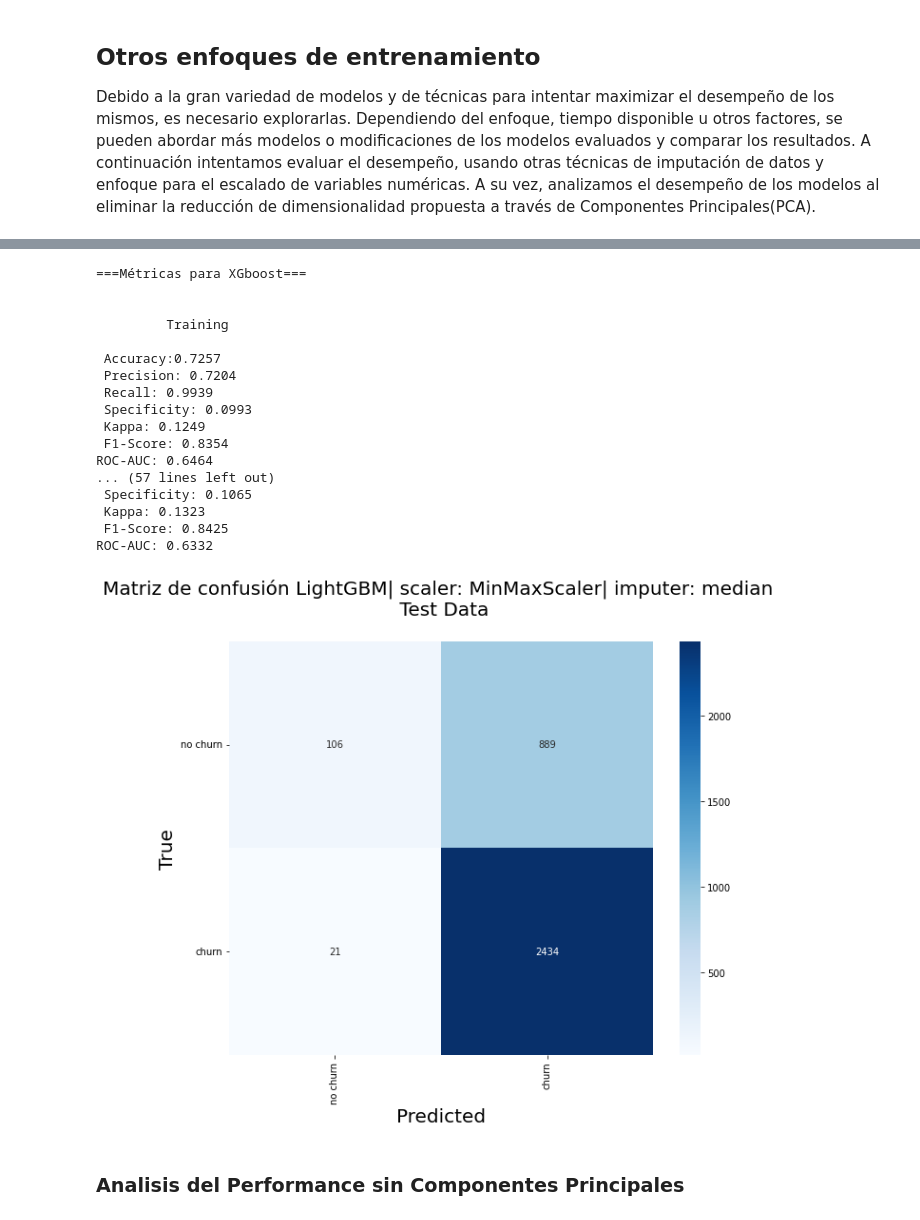
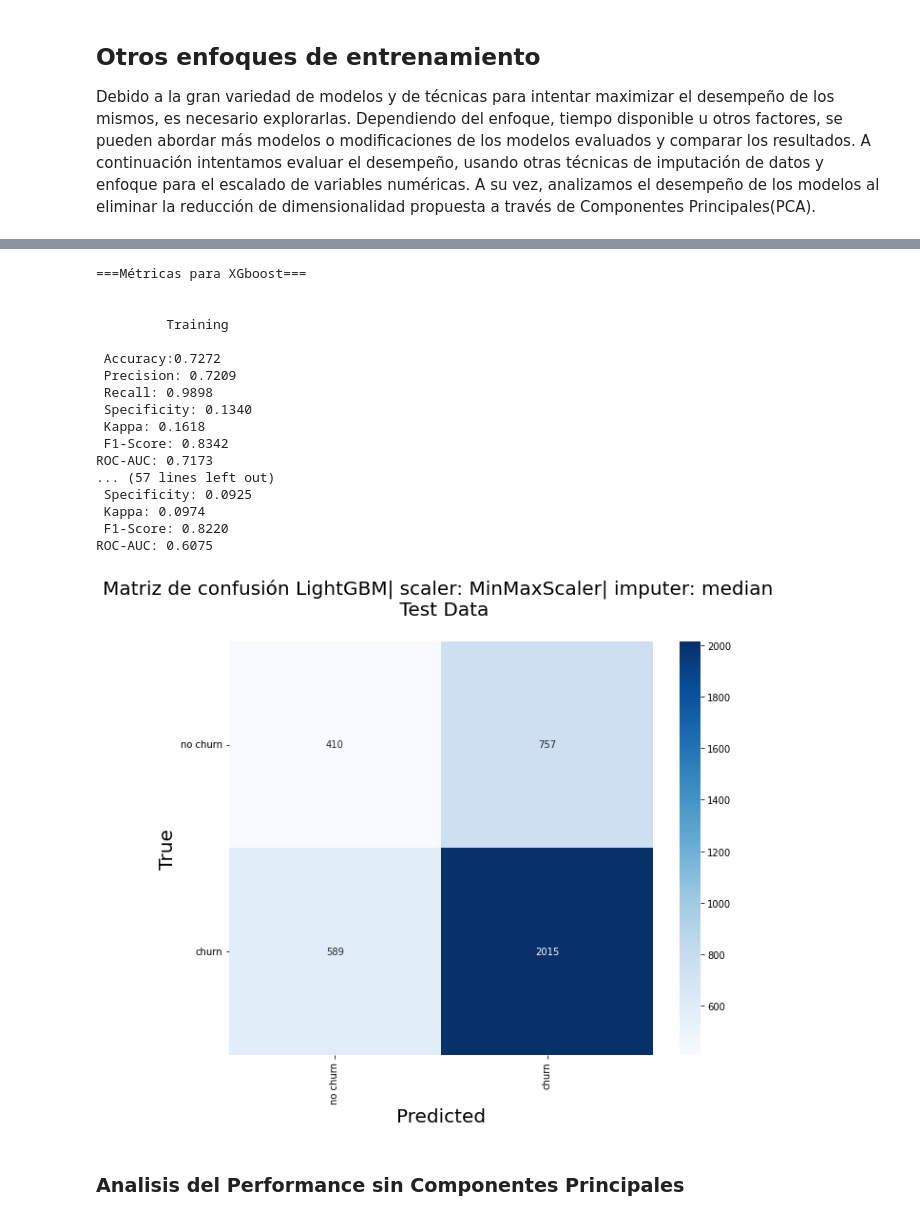
Before and after one commit to statscol/churn-pv-mvp, a Jupyter notebook: 03-Entrenamiento-modelo.ipynb, the cells around one changed output, grey strips where cells are left out. Cells and saved outputs as stored; diff of their text form; code cells hidden in the pictures.

Commit message:
se actualizaron los notebooks de entrenamiento y usos del modelo

```diff
--- a/03-Entrenamiento-modelo.ipynb
+++ b/03-Entrenamiento-modelo.ipynb
@@ -47,9 +47,13 @@ X_train,Y_train=train.drop(columns=["churn","Asegurado__c","PuntoVenta__c"]),tra
 
 from sklearn.compose import make_column_selector as selector
 from sklearn.preprocessing import FunctionTransformer
+##for imbalanced dataset use cohen's kappa como métrica a maximizar
 
+from sklearn.metrics import cohen_kappa_score, make_scorer
 
-def get_classifier_model(model_name:str,k_cv:int=5,scoring="f1",imputer="zero",scaler_method="standard",one_hot_str=True,pca=True) -> GridSearchCV:
+kappa_sc=make_scorer(cohen_kappa_score)
+
+def get_classifier_model(model_name:str,k_cv:int=5,scoring=kappa_sc,imputer="zero",scaler_method="standard",one_hot_str=True,pca=True) -> GridSearchCV:
     """retorna un objeto GridSearchCV para entrenar con @param model_name y k_cv-fold Cross Validation
     para clasificación binaria, la métrica de scoring de los modelos está dada por @param scoring
     @param imputer: str | "zero" usa como enfoque de imputación poner 0 a los valores perdidos, otro valor usa el enfoque de asignar la mediana.
@@ -373,22 +368,22 @@ print("ROC-AUC: {:.4f}\n".format(roc))
 
          Training
 
- Accuracy:0.7257
- Precision: 0.7204
- Recall: 0.9939
- Specificity: 0.0993
- Kappa: 0.1249
- F1-Score: 0.8354
-ROC-AUC: 0.6464
+ Accuracy:0.7272
+ Precision: 0.7209
+ Recall: 0.9898
+ Specificity: 0.1340
+ Kappa: 0.1618
+ F1-Score: 0.8342
+ROC-AUC: 0.7173
 ... (57 lines left out)
- Specificity: 0.1065
- Kappa: 0.1323
- F1-Score: 0.8425
-ROC-AUC: 0.6332
+ Specificity: 0.0925
+ Kappa: 0.0974
+ F1-Score: 0.8220
+ROC-AUC: 0.6075
 # %%
-get_confusion_plot(test['churn'].values.ravel(),lightgbm_2.predict(test.drop(columns=["churn","Asegurado__c"])),class_names=['no churn','churn'],title="Matriz de confusión LightGBM| scaler: MinMaxScaler| imputer: median \n Test Data\n")
+get_confusion_plot(test['churn'].values.ravel(),logistic_2.predict(test.drop(columns=["churn","Asegurado__c"])),class_names=['no churn','churn'],title="Matriz de confusión LightGBM| scaler: MinMaxScaler| imputer: median \n Test Data\n")
 # %% [output]
-[figure, old version]
+[figure, new version]
 # %% [markdown]
 ### Analisis del Performance sin Componentes Principales
 # %%
```
Also changed, not shown: parts of 19 cells of this notebook, 7 other files.
